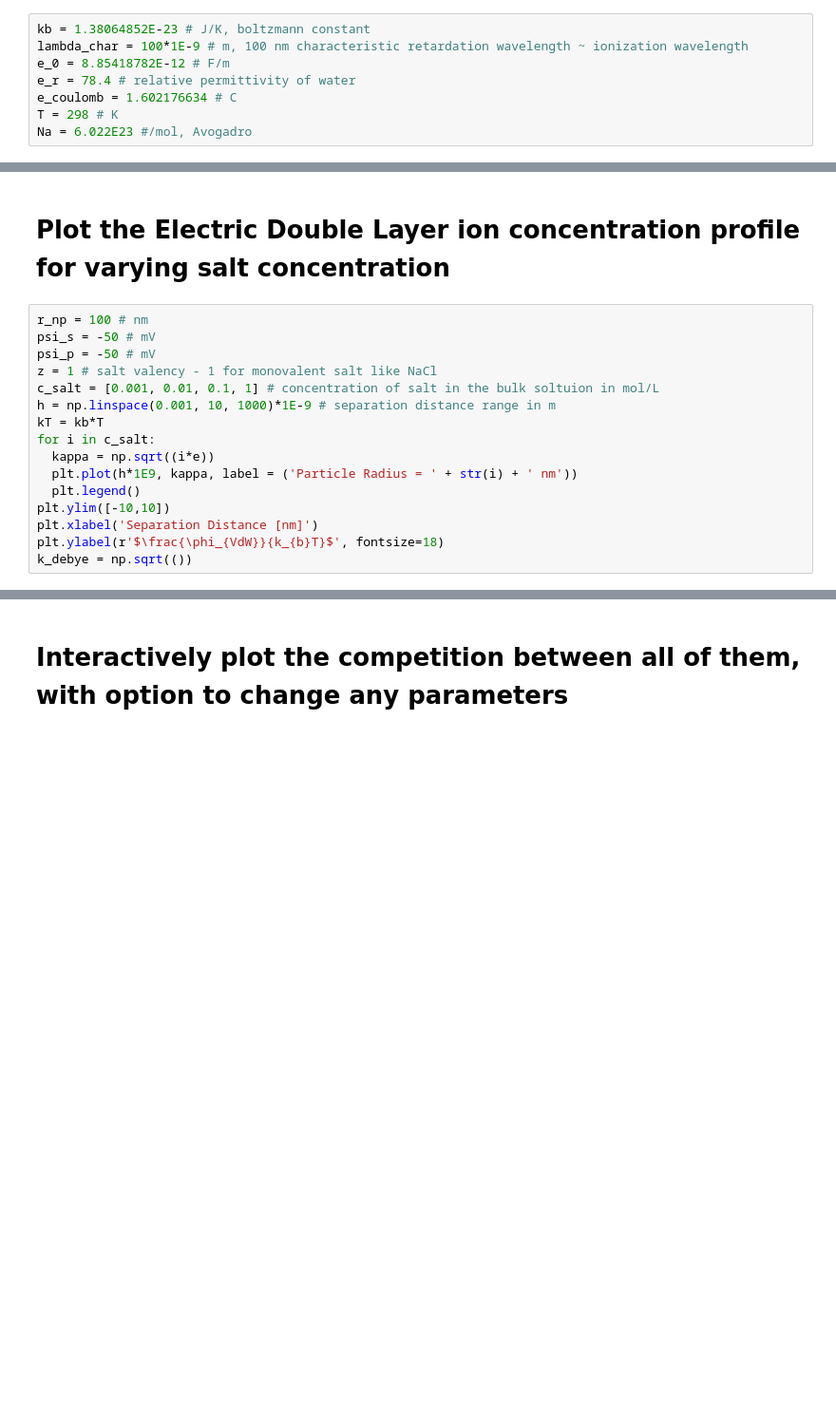
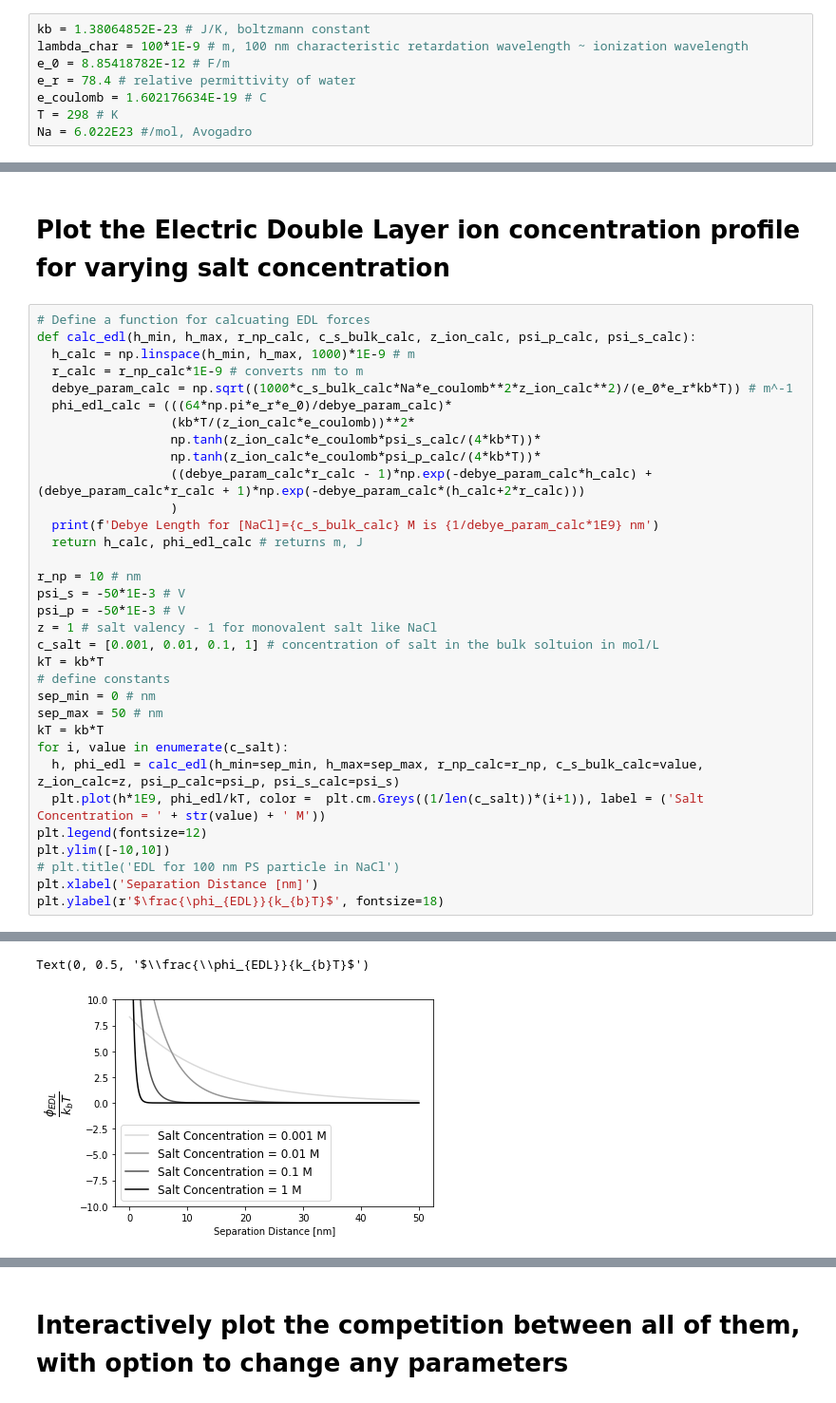
Before and after one commit to mikeboyle321/Macromolecular_Engineering_Nanoparticle_Transport, a Jupyter notebook: Worked_Example_DLVO.ipynb, the cells around one changed output, grey strips where cells are left out. Shown at 95% size. Cells and saved outputs as stored; diff of their text form; blank space fills up the shorter version.

```diff
--- a/Worked_Example_DLVO.ipynb
+++ b/Worked_Example_DLVO.ipynb
@@ -29,7 +30,7 @@ kb = 1.38064852E-23 # J/K, boltzmann constant
 lambda_char = 100*1E-9 # m, 100 nm characteristic retardation wavelength ~ ionization wavelength
 e_0 = 8.85418782E-12 # F/m
 e_r = 78.4 # relative permittivity of water
-e_coulomb = 1.602176634 # C
+e_coulomb = 1.602176634E-19 # C
 T = 298 # K
 Na = 6.022E23 #/mol, Avogadro
 # %% [markdown]
@@ -62,18 +70,36 @@ Text(0, 0.5, '$\\frac{\\phi_{VdW}}{k_{b}T}$')
 # %% [markdown]
 # Plot the Electric Double Layer ion concentration profile for varying salt concentration
-# %%
-r_np = 100 # nm
-psi_s = -50 # mV
-psi_p = -50 # mV
-z = 1 # salt valency - 1 for monovalent salt like NaCl
-c_salt = [0.001, 0.01, 0.1, 1] # concentration of salt in the bulk soltuion in mol/L
-h = np.linspace(0.001, 10, 1000)*1E-9 # separation distance range in m
-kT = kb*T
-for i in c_salt:
-  kappa = np.sqrt((i*e))
-  plt.plot(h*1E9, kappa, label = ('Particle Radius = ' + str(i) + ' nm'))
-  plt.legend()
-plt.ylim([-10,10])
-plt.xlabel('Separation Distance [nm]')
-plt.ylabel(r'$\frac{\phi_{VdW}}{k_{b}T}$', fontsize=18)
-k_debye = np.sqrt(())
+# %%
+# Define a function for calcuating EDL forces
+def calc_edl(h_min, h_max, r_np_calc, c_s_bulk_calc, z_ion_calc, psi_p_calc, psi_s_calc):
+  h_calc = np.linspace(h_min, h_max, 1000)*1E-9 # m
+  r_calc = r_np_calc*1E-9 # converts nm to m
+  debye_param_calc = np.sqrt((1000*c_s_bulk_calc*Na*e_coulomb**2*z_ion_calc**2)/(e_0*e_r*kb*T)) # m^-1
+  phi_edl_calc = (((64*np.pi*e_r*e_0)/debye_param_calc)*
+                  (kb*T/(z_ion_calc*e_coulomb))**2*
+                  np.tanh(z_ion_calc*e_coulomb*psi_s_calc/(4*kb*T))*
+                  np.tanh(z_ion_calc*e_coulomb*psi_p_calc/(4*kb*T))*
+                  ((debye_param_calc*r_calc - 1)*np.exp(-debye_param_calc*h_calc) + (debye_param_calc*r_calc + 1)*np.exp(-debye_param_calc*(h_calc+2*r_calc)))
+                  )
+  print(f'Debye Length for [NaCl]={c_s_bulk_calc} M is {1/debye_param_calc*1E9} nm')
+  return h_calc, phi_edl_calc # returns m, J
+
+r_np = 10 # nm
+psi_s = -50*1E-3 # V
+psi_p = -50*1E-3 # V
+z = 1 # salt valency - 1 for monovalent salt like NaCl
+c_salt = [0.001, 0.01, 0.1, 1] # concentration of salt in the bulk soltuion in mol/L
+kT = kb*T
+# define constants
+sep_min = 0 # nm
+sep_max = 50 # nm
+kT = kb*T
+for i, value in enumerate(c_salt):
+  h, phi_edl = calc_edl(h_min=sep_min, h_max=sep_max, r_np_calc=r_np, c_s_bulk_calc=value, z_ion_calc=z, psi_p_calc=psi_p, psi_s_calc=psi_s)
+  plt.plot(h*1E9, phi_edl/kT, color =  plt.cm.Greys((1/len(c_salt))*(i+1)), label = ('Salt Concentration = ' + str(value) + ' M'))
+plt.legend(fontsize=12)
+plt.ylim([-10,10])
+# plt.title('EDL for 100 nm PS particle in NaCl')
+plt.xlabel('Separation Distance [nm]')
+plt.ylabel(r'$\frac{\phi_{EDL}}{k_{b}T}$', fontsize=18)
+# %% [output]
@@ -79,0 +110,2 @@ k_debye = np.sqrt(())
+Text(0, 0.5, '$\\frac{\\phi_{EDL}}{k_{b}T}$')
+[figure, added]
```
Also changed, not shown: parts of 5 cells of this notebook.
